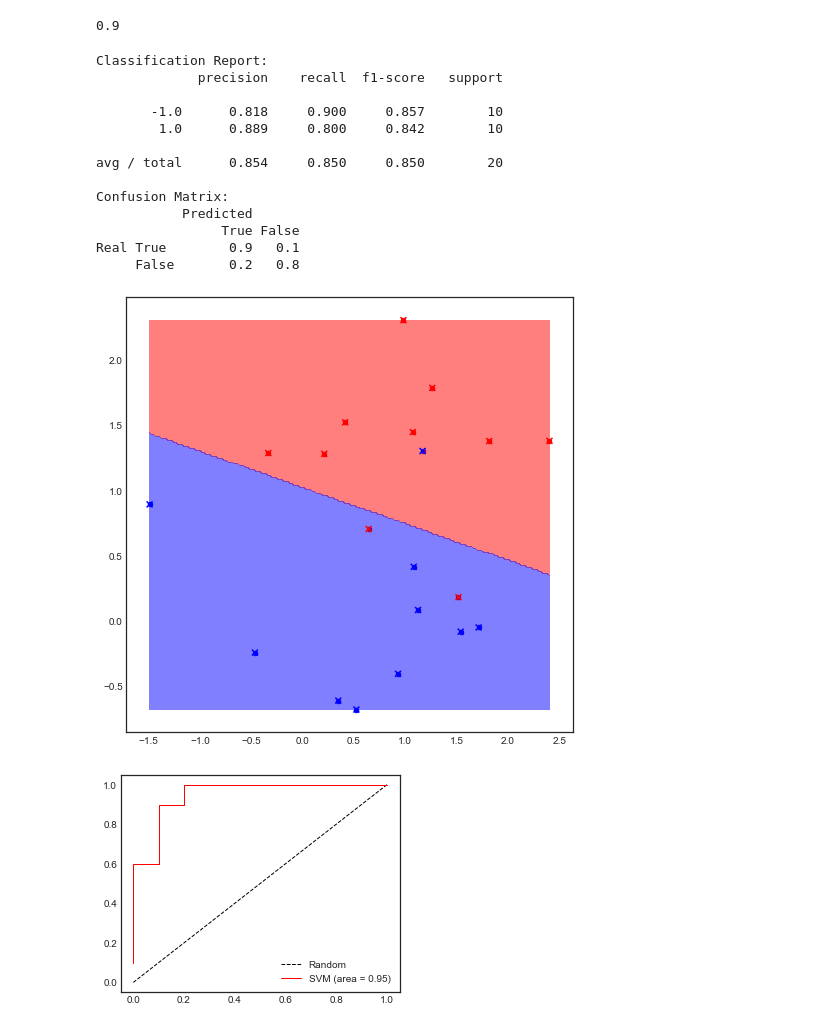
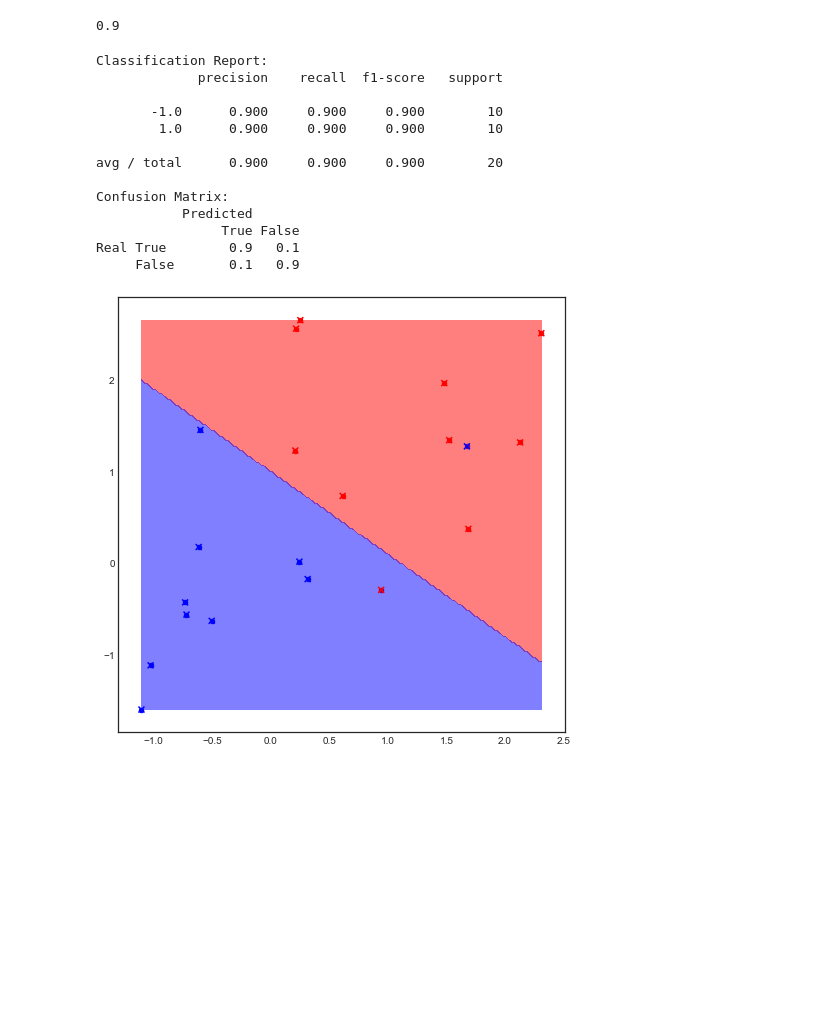
Before and after one commit to pedvide/ISLR_Python, a Jupyter notebook: Chapter9_Support_Vector_Machines.ipynb, the cells around one changed output. Saved outputs shown, nothing was run; the diff lists cells and outputs as text; code cells hidden in the pictures; blank space fills up the shorter version.

```diff
--- a/Chapter9_Support_Vector_Machines.ipynb
+++ b/Chapter9_Support_Vector_Machines.ipynb
@@ -167,34 +169,25 @@ grid_search.best_score_
 # %%
 ax = classification_helper.plot_classification(grid_search, X, (y+1)/2)
 support_vecs = grid_search.best_estimator_.support_vectors_
 ax.scatter(support_vecs[:, 0], support_vecs[:, 1], marker='x', c=['b' if val==-1 else 'r' for val in y[grid_search.best_estimator_.support_]])
 handles, labels = ax.get_legend_handles_labels()
 
 classification_helper.print_classification_statistics(grid_search, X, y)
-y_pred_SVC = grid_search.decision_function(X)
-*roc_SVC, _ = roc_curve(y, y_pred_SVC)
-roc_auc_SVC = auc(*roc_SVC)
-
-fig, ax = plt.subplots(1, 1, figsize=(5,4))
-ax.plot(np.linspace(0, 1.0, 100), np.linspace(0, 1.0, 100), color='black', linestyle='--', lw=1, label='Random')
-ax.plot(*roc_SVC, color='red', lw=1, label=f'SVC (area = {roc_auc_SVC:0.2f})')
-ax.legend();
 # %% [output]
 Classification Report:
              precision    recall  f1-score   support
 
-       -1.0      0.818     0.900     0.857        10
-        1.0      0.889     0.800     0.842        10
+       -1.0      0.900     0.900     0.900        10
+        1.0      0.900     0.900     0.900        10
 
-avg / total      0.854     0.850     0.850        20
+avg / total      0.900     0.900     0.900        20
 
 Confusion Matrix:
            Predicted
                 True False
 Real True        0.9   0.1
-     False       0.2   0.8
+     False       0.1   0.9
-[figure, old version]
+[figure, new version]
-[figure, removed]
 # %%
 # non linearly separable case:
 X[y==1] += 1
```
Also changed, not shown: parts of 8 cells of this notebook.
